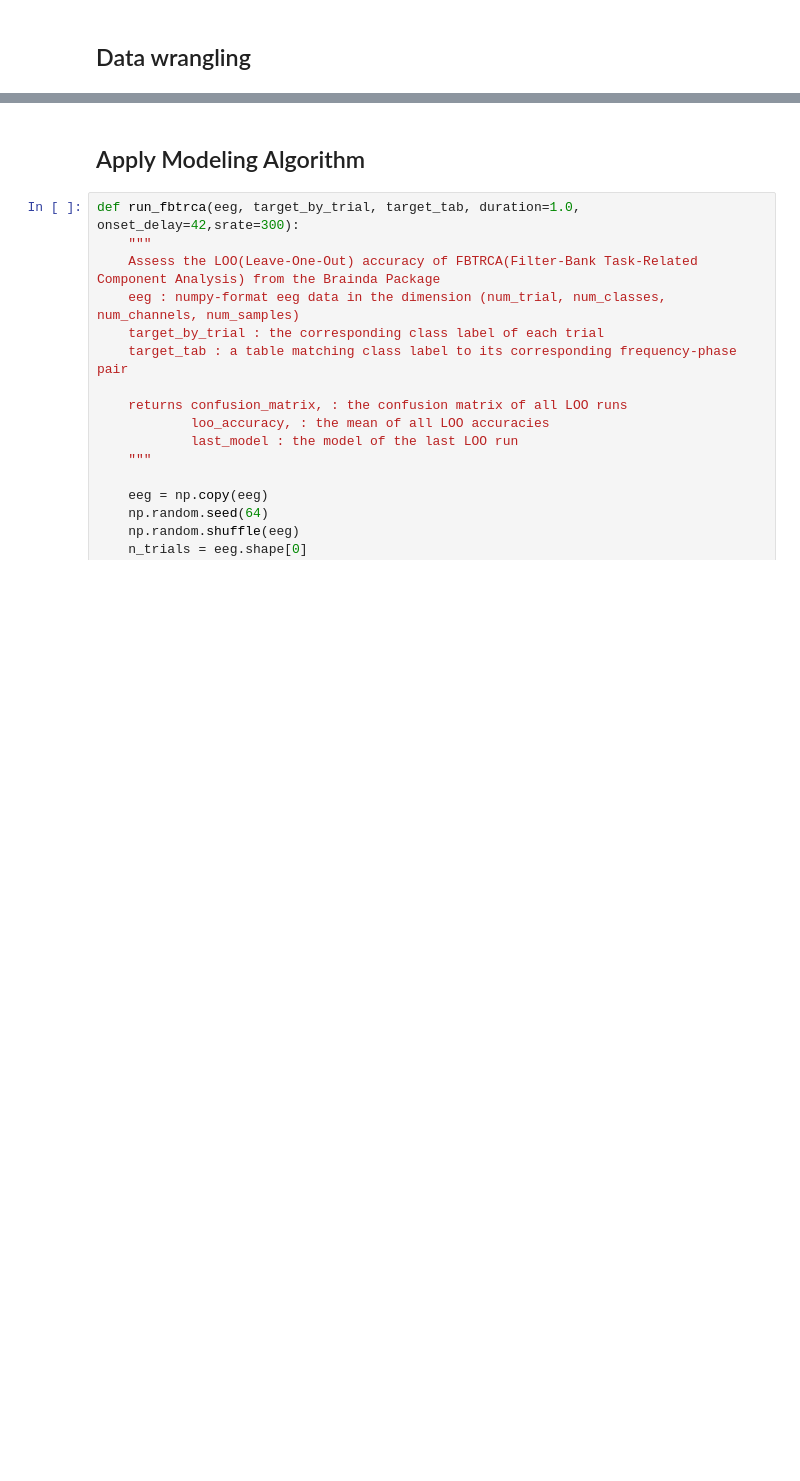
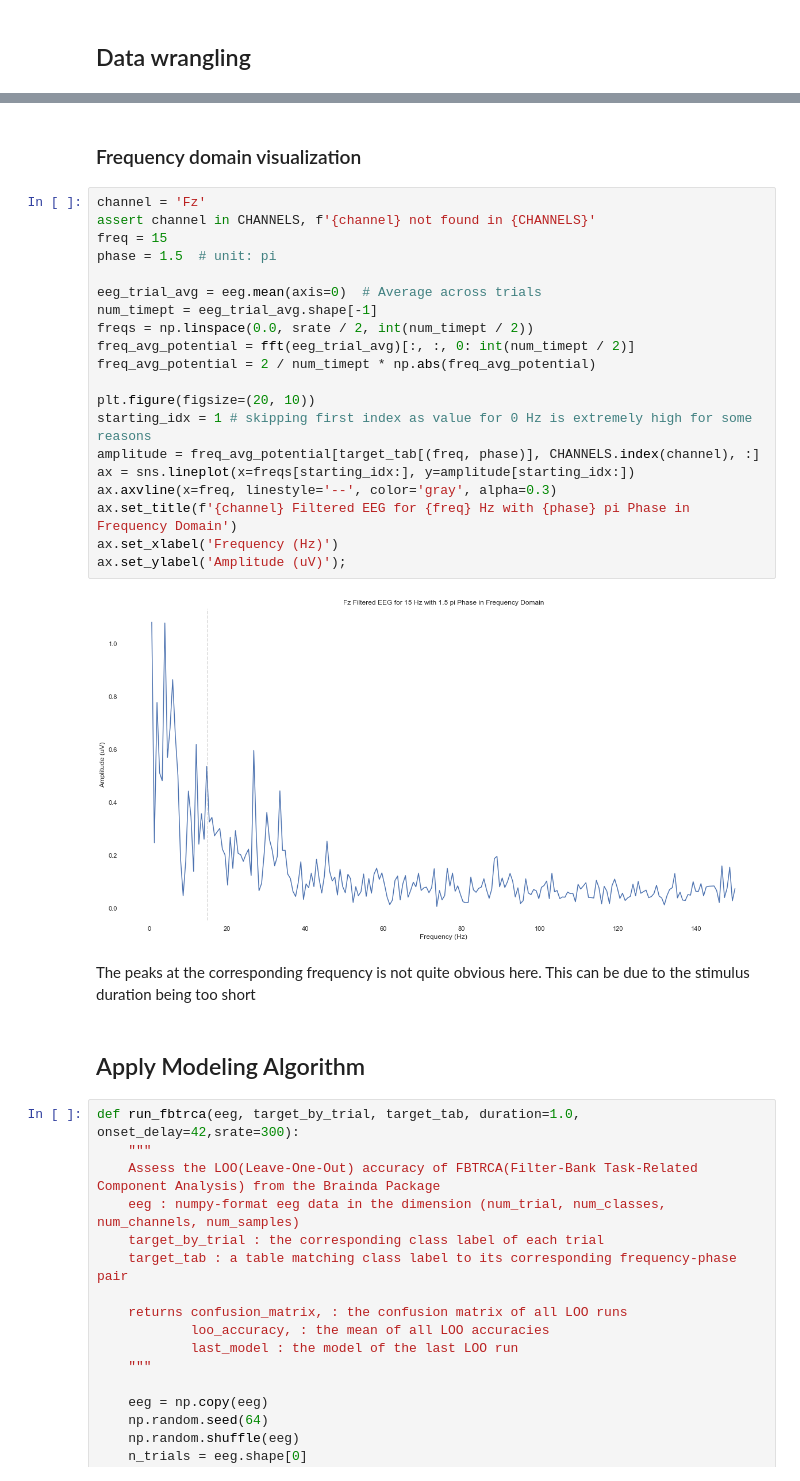
Before and after one commit to atruel01/Triton-NeuroTech-Project-Workshop, a Jupyter notebook: notebooks/baseline.ipynb, the cells around one changed output, grey strips where cells are left out. Cells and saved outputs as stored; diff of their text form; blank space fills up the shorter version.

```diff
--- a/notebooks/baseline.ipynb
+++ b/notebooks/baseline.ipynb
@@ -111,3 +167,29 @@ eeg, target_by_trial, target_tab = load_dataset()
+# %% [markdown]
+### Frequency domain visualization
+# %%
+channel = 'Fz'
+assert channel in CHANNELS, f'{channel} not found in {CHANNELS}'
+freq = 15
+phase = 1.5  # unit: pi
+
+eeg_trial_avg = eeg.mean(axis=0)  # Average across trials
+num_timept = eeg_trial_avg.shape[-1]
+freqs = np.linspace(0.0, srate / 2, int(num_timept / 2))
+freq_avg_potential = fft(eeg_trial_avg)[:, :, 0: int(num_timept / 2)]
+freq_avg_potential = 2 / num_timept * np.abs(freq_avg_potential)
+
+plt.figure(figsize=(20, 10))
+starting_idx = 1 # skipping first index as value for 0 Hz is extremely high for some reasons
+amplitude = freq_avg_potential[target_tab[(freq, phase)], CHANNELS.index(channel), :]
+ax = sns.lineplot(x=freqs[starting_idx:], y=amplitude[starting_idx:])
+ax.axvline(x=freq, linestyle='--', color='gray', alpha=0.3)
+ax.set_title(f'{channel} Filtered EEG for {freq} Hz with {phase} pi Phase in Frequency Domain')
+ax.set_xlabel('Frequency (Hz)')
+ax.set_ylabel('Amplitude (uV)');
+# %% [output]
+[figure, added]
+# %% [markdown]
+The peaks at the corresponding frequency is not quite obvious here. This can be due to the stimulus duration being too short
 # %% [markdown]
 ## Apply Modeling Algorithm
 # %%
```
Also changed, not shown: parts of 19 cells of this notebook, 5 other files.
